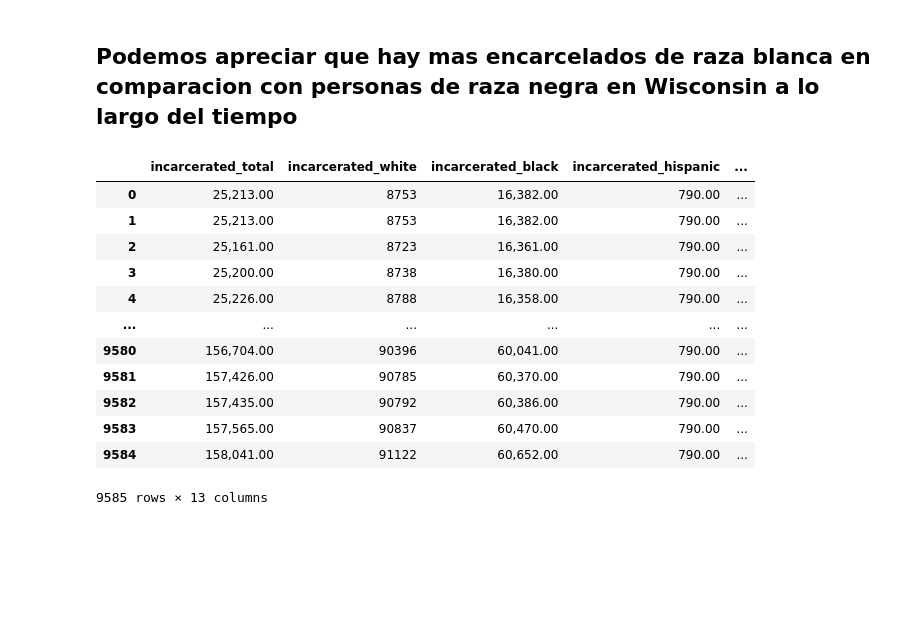
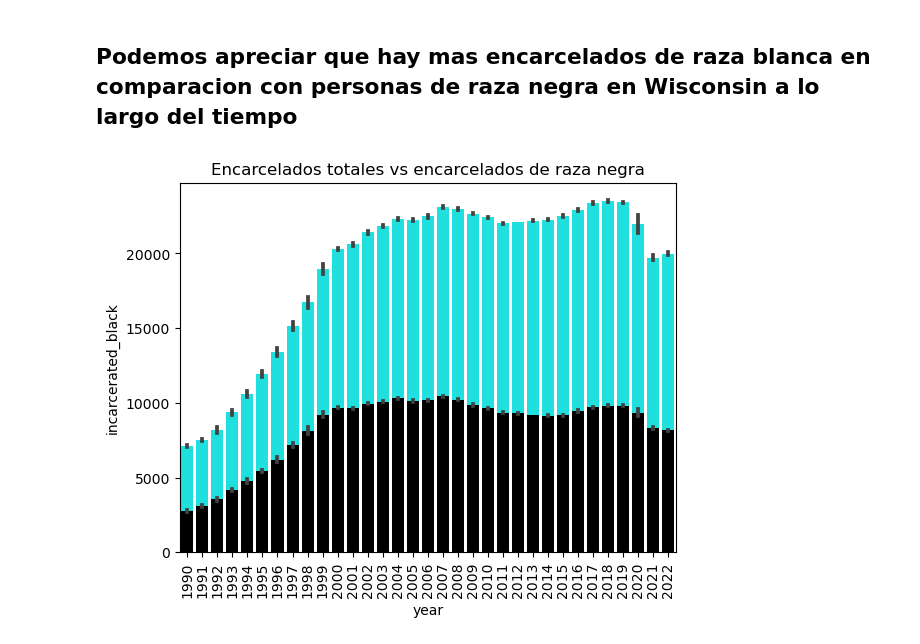
Before and after one commit to DataMasterBI/Prison_Population, a Jupyter notebook: EDA.ipynb, the cells around one changed output. Drawn from its saved outputs; the diff is of its cells as text; code cells hidden in the pictures; blank space fills up the shorter version.

```diff
--- a/EDA.ipynb
+++ b/EDA.ipynb
@@ -227,19 +228,11 @@ rate_white_wis
 51.57160314066076
 # %% [markdown]
 ## Podemos apreciar que hay mas encarcelados de raza blanca en comparacion con personas de raza negra en Wisconsin a lo largo del tiempo
-# %%
-df_pop
-# %% [output]
-|  | incarcerated_total | incarcerated_white | incarcerated_black | incarcerated_hispanic | ... |
-| 0 | 25,213.00 | 8753 | 16,382.00 | 790.00 | ... |
-| 1 | 25,213.00 | 8753 | 16,382.00 | 790.00 | ... |
-| 2 | 25,161.00 | 8723 | 16,361.00 | 790.00 | ... |
-| 3 | 25,200.00 | 8738 | 16,380.00 | 790.00 | ... |
-| 4 | 25,226.00 | 8788 | 16,358.00 | 790.00 | ... |
-| ... | ... | ... | ... | ... | ... |
-| 9580 | 156,704.00 | 90396 | 60,041.00 | 790.00 | ... |
-| 9581 | 157,426.00 | 90785 | 60,370.00 | 790.00 | ... |
-| 9582 | 157,435.00 | 90792 | 60,386.00 | 790.00 | ... |
-| 9583 | 157,565.00 | 90837 | 60,470.00 | 790.00 | ... |
-| 9584 | 158,041.00 | 91122 | 60,652.00 | 790.00 | ... |
-9585 rows × 13 columns
+# %%
+sns.barplot(data=wis, x='year', y='incarcerated_total', color='cyan')
+sns.barplot(data=wis, x='year', y='incarcerated_black', color='black')
+plt.title('Encarcelados totales vs encarcelados de raza negra')
+plt.xticks(rotation=90)
+plt.show()
+# %% [output]
+[figure, added]
```
Also changed, not shown: parts of 1 cell of this notebook.
